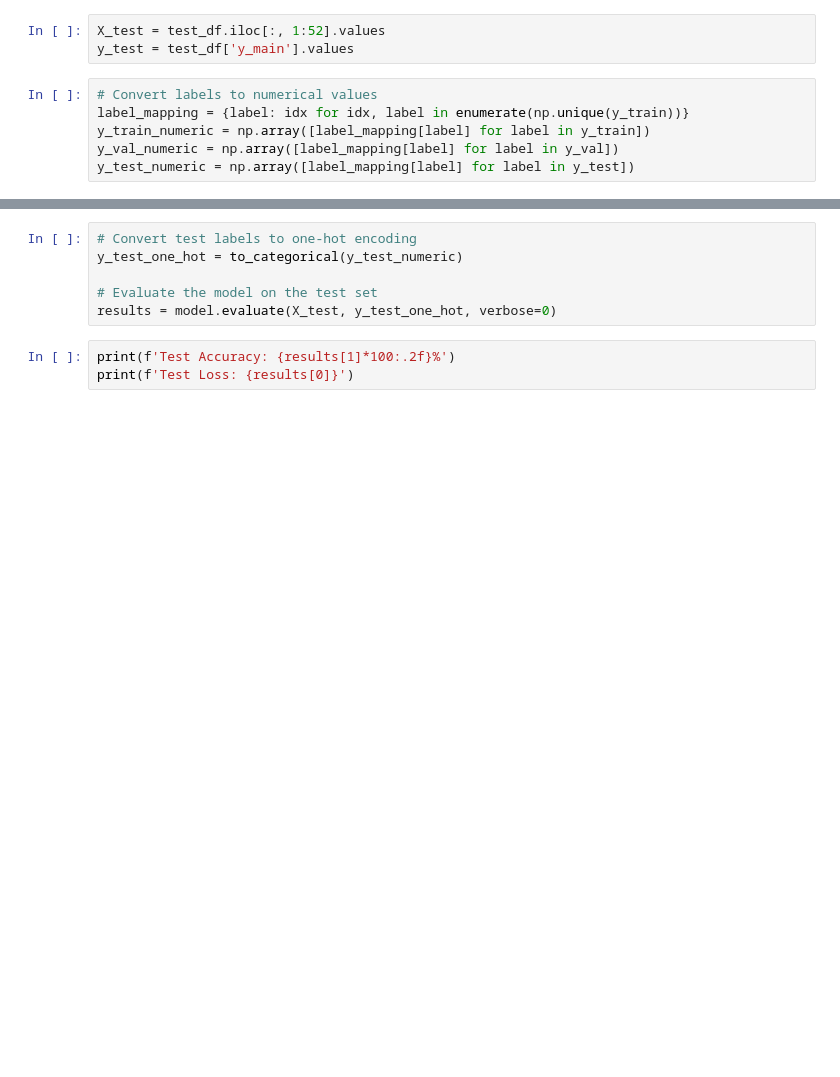
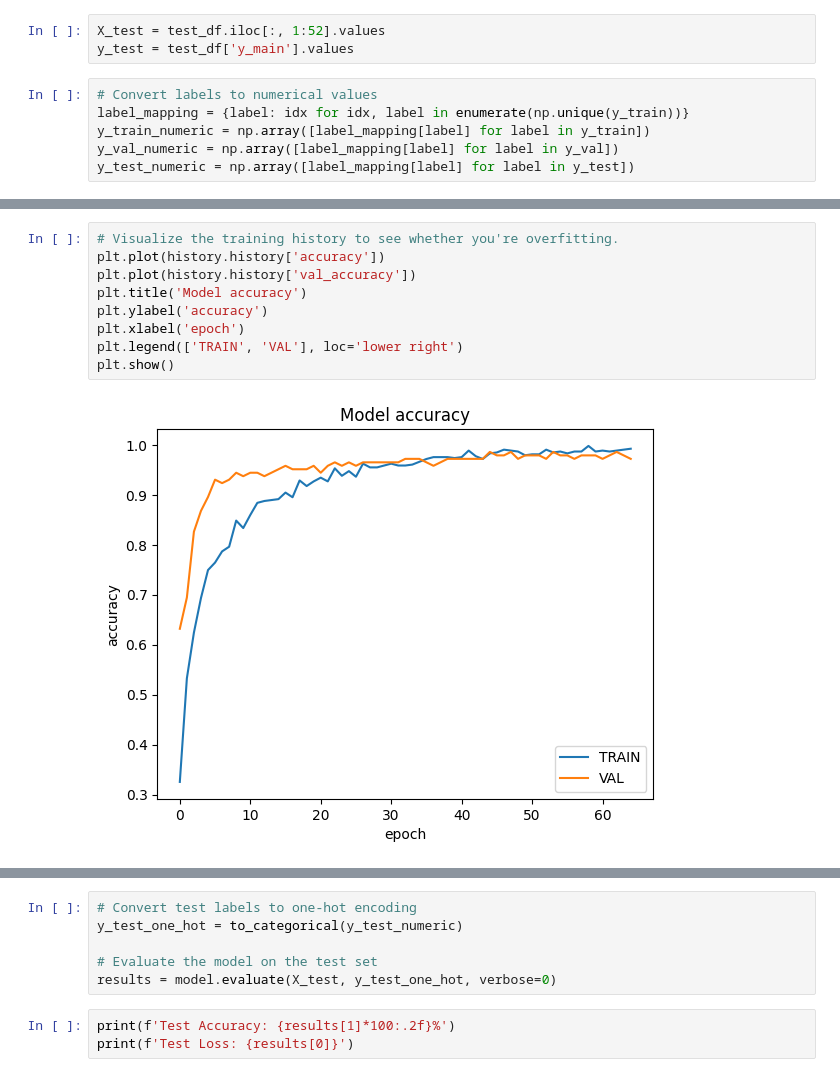
Before and after one commit to lennijanssen/hathaproject, a Jupyter notebook: notebooks/mirmachr-neural-network.ipynb, the cells around one changed output, grey strips where cells are left out. Drawn from its saved outputs; the diff is of its cells as text; blank space fills up the shorter version.

```diff
--- a/notebooks/mirmachr-neural-network.ipynb
+++ b/notebooks/mirmachr-neural-network.ipynb
@@ -104,4 +164,15 @@ Total params: 15237 (59.52 KB)
 Trainable params: 15237 (59.52 KB)
 Non-trainable params: 0 (0.00 Byte)
 _________________________________________________________________
+# %%
+# Visualize the training history to see whether you're overfitting.
+plt.plot(history.history['accuracy'])
+plt.plot(history.history['val_accuracy'])
+plt.title('Model accuracy')
+plt.ylabel('accuracy')
+plt.xlabel('epoch')
+plt.legend(['TRAIN', 'VAL'], loc='lower right')
+plt.show()
+# %% [output]
+[figure, added]
 # %%
```
Also changed, not shown: parts of 17 cells of this notebook, 13 other files.
